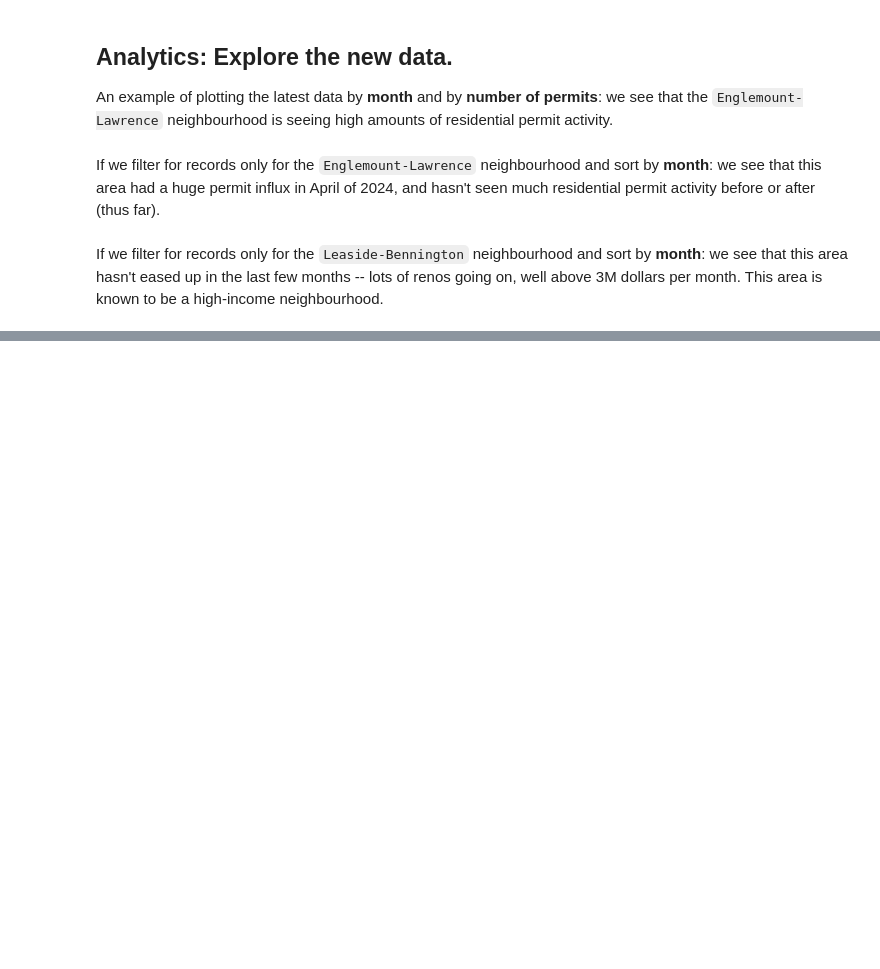
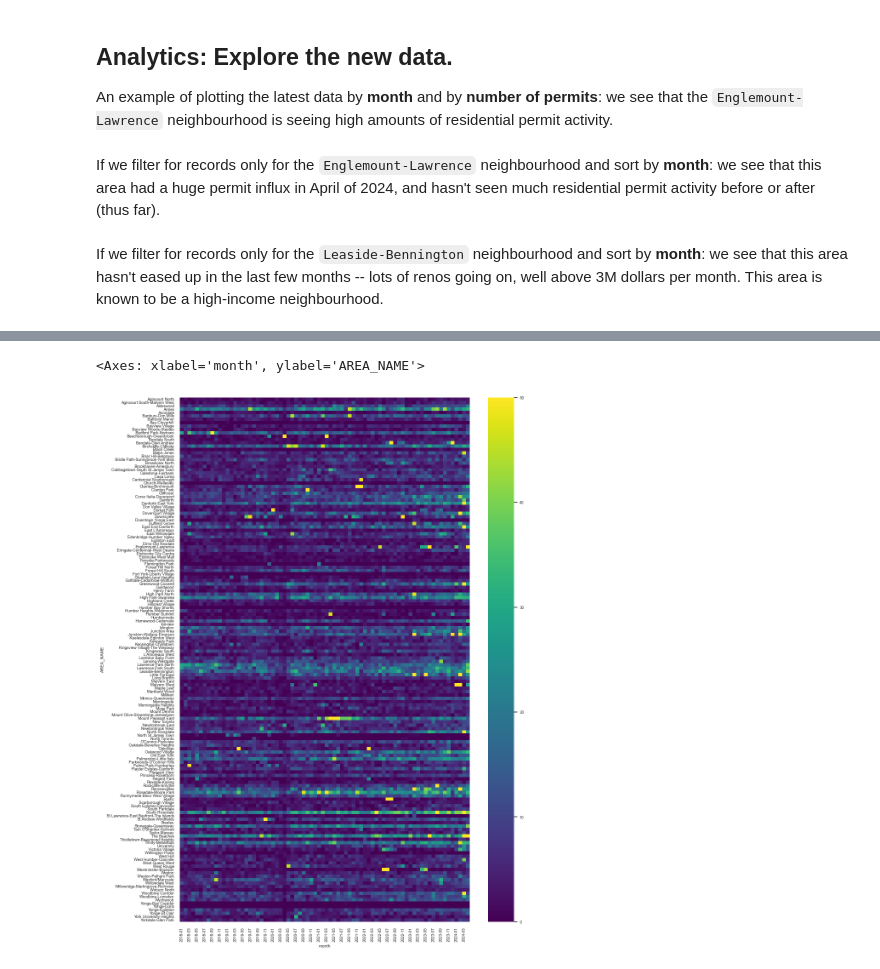
Before and after one commit to nptorres/tor-bp-project, a Jupyter notebook: scripts/eda-tor-bp.ipynb, the cells around one changed output, grey strips where cells are left out. Cells and saved outputs as stored; diff of their text form; code cells hidden in the pictures; blank space fills up the shorter version.

Commit message:
add annotation to the heatmap analyses and create heatmap functions

```diff
--- a/scripts/eda-tor-bp.ipynb
+++ b/scripts/eda-tor-bp.ipynb
@@ -437,0 +502,10 @@ Next steps: Chlorpleth
+# %%
+OLDEST_MONTH = "2018-01"
+NEWEST_MONTH = "2024-05"
+date_filter = (df_processed["month"] >= OLDEST_MONTH) & (df_processed["month"] < NEWEST_MONTH)
+plotdata = df_processed.loc[date_filter].pivot(index="AREA_NAME", columns="month", values="num_permits").fillna(0)
+# %%
+heatmap(plotdata)
+# %% [output]
+<Axes: xlabel='month', ylabel='AREA_NAME'>
+[figure, added]
```
Also changed, not shown: parts of 13 cells of this notebook.
